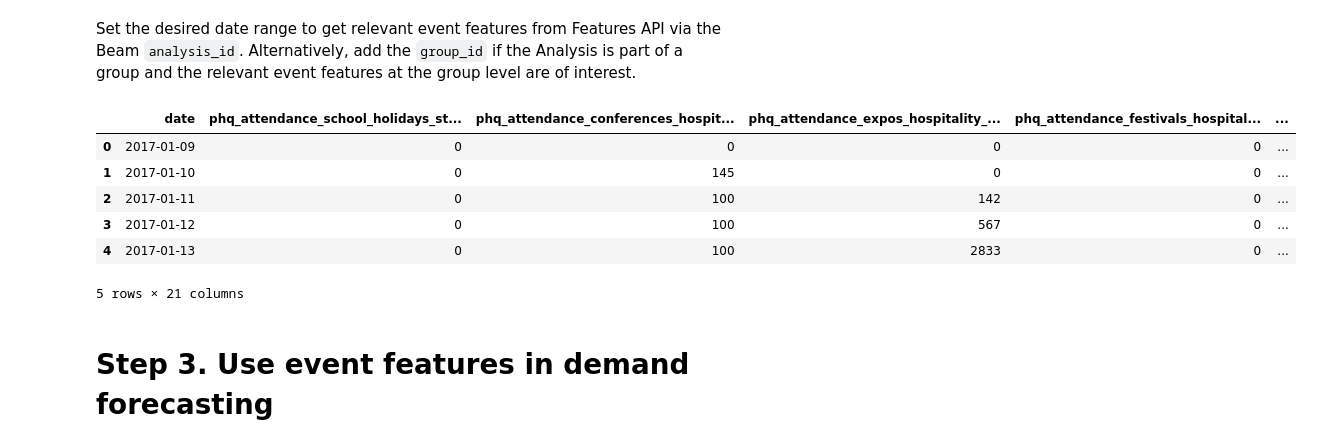
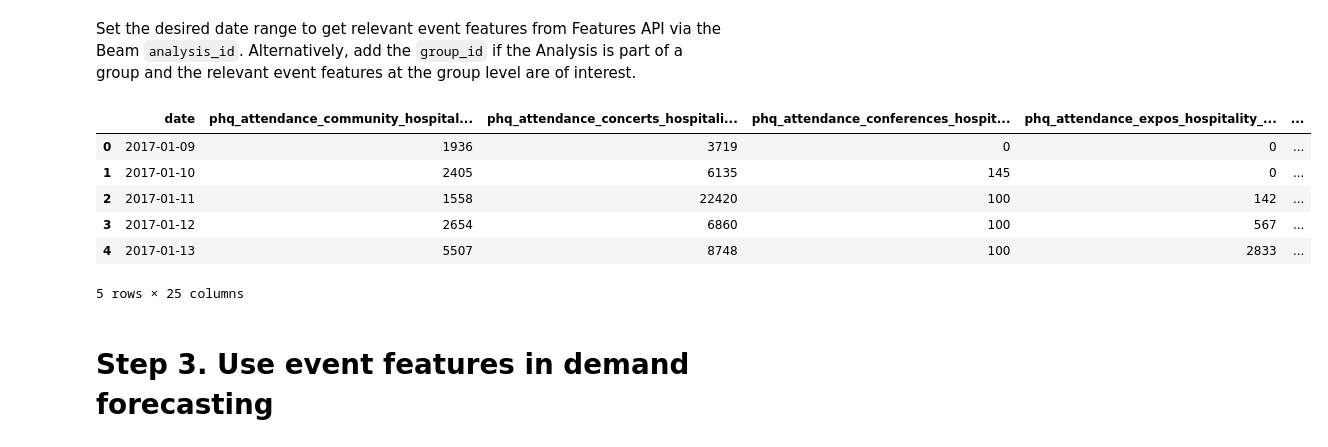
Before and after one commit to predicthq/phq-data-science-docs, a Jupyter notebook: event-features/get-relevant-event-features-for-demand-forecasting.ipynb, the cells around one changed output. Cells and saved outputs as stored; diff of their text form; code cells hidden in the pictures.

Commit message:
Update imputation, rank post-processing and model training based on feedback

```diff
--- a/event-features/get-relevant-event-features-for-demand-forecasting.ipynb
+++ b/event-features/get-relevant-event-features-for-demand-forecasting.ipynb
@@ -178,14 +181,18 @@ def post_process_rank_features(df):
     Post-process rank features.
     """
     rank_feature_cols = [col for col in df.columns if "phq_rank" in col]
-    rank_features = list(
-        set(col.rsplit("_rank_levels_", 1)[0] for col in rank_feature_cols)
-    )
+    rank_features = set(col.rsplit("_rank_levels", 1)[0] for col in rank_feature_cols)
+
+    def find_max_rank(row):
+        for idx, value in enumerate(row[::-1], start=0):
+            if value > 0:
+                return len(row) - idx
+        return 0
 
     for feature in rank_features:
         related_columns = [col for col in rank_feature_cols if col.startswith(feature)]
-        df[f"{feature}_stats_wsum"] = sum(
-            df[col] * int(col.split("_rank_levels_")[1]) for col in related_columns
+        df[f"{feature}_stats_max"] = df[related_columns].apply(
+            lambda row: find_max_rank(row) * 20, axis=1
         )
         df = df.drop(columns=related_columns)
 
@@ -233,21 +240,21 @@ def get_features(
 Set the desired date range to get relevant event features from Features API via the Beam `analysis_id`. Alternatively, add the `group_id` if the Analysis is part of a group and the relevant event features at the group level are of interest.
 # %%
 START = "2017-01-09"
-END = "2020-01-31"
+END = "2019-06-30"
 
 # fetch features for the analysis
 event_features_df = get_features(
     analysis_id=analysis_id, start=START, end=END, group_id=None
 )
 event_features_df.head()
 # %% [output]
-|  | date | phq_attendance_school_holidays_st... | phq_attendance_conferences_hospit... | phq_attendance_expos_hospitality_... | phq_attendance_festivals_hospital... | ... |
-| 0 | 2017-01-09 | 0 | 0 | 0 | 0 | ... |
-| 1 | 2017-01-10 | 0 | 145 | 0 | 0 | ... |
-| 2 | 2017-01-11 | 0 | 100 | 142 | 0 | ... |
-| 3 | 2017-01-12 | 0 | 100 | 567 | 0 | ... |
-| 4 | 2017-01-13 | 0 | 100 | 2833 | 0 | ... |
+|  | date | phq_attendance_community_hospital... | phq_attendance_concerts_hospitali... | phq_attendance_conferences_hospit... | phq_attendance_expos_hospitality_... | ... |
+| 0 | 2017-01-09 | 1936 | 3719 | 0 | 0 | ... |
+| 1 | 2017-01-10 | 2405 | 6135 | 145 | 0 | ... |
+| 2 | 2017-01-11 | 1558 | 22420 | 100 | 142 | ... |
+| 3 | 2017-01-12 | 2654 | 6860 | 100 | 567 | ... |
+| 4 | 2017-01-13 | 5507 | 8748 | 100 | 2833 | ... |
-5 rows × 21 columns
+5 rows × 25 columns
 # %% [markdown]
 # Step 3. Use event features in demand forecasting
 # %% [markdown]
```
Also changed, not shown: parts of 4 cells of this notebook, 2 other files.
